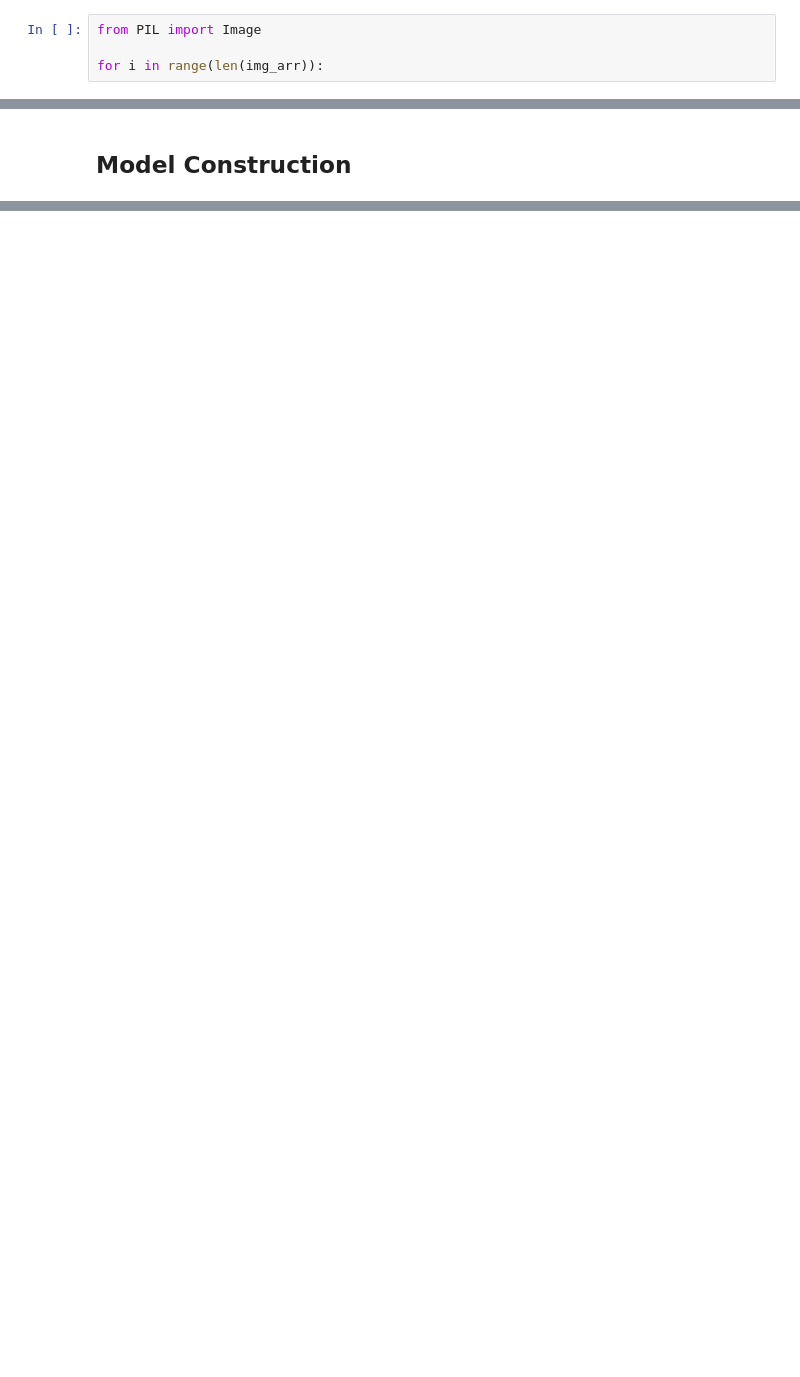
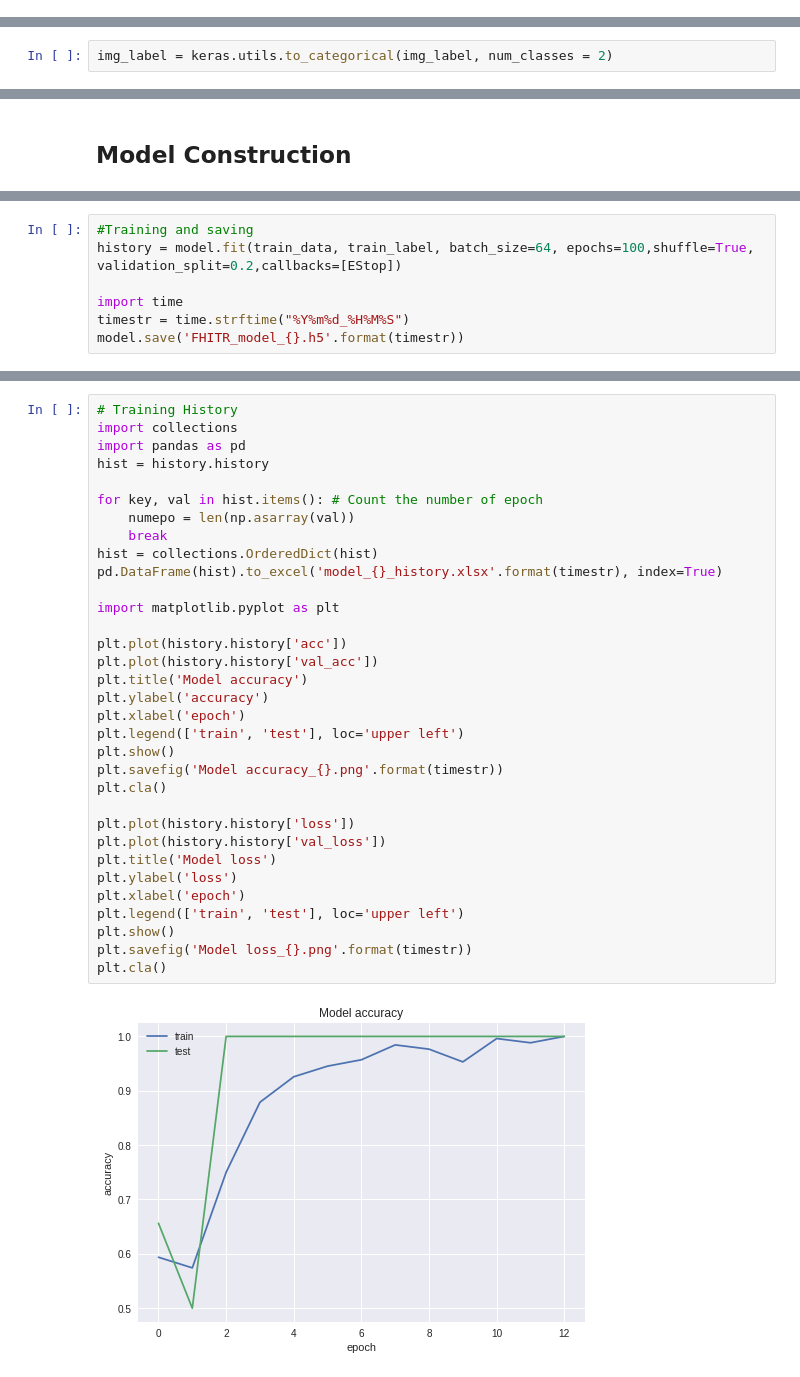
Before and after one commit to BingHung/AI, a Jupyter notebook: [03042019_2]_FHI_RT_BH_L1.ipynb, the cells around one changed output, grey strips where cells are left out. Drawn from its saved outputs; the diff is of its cells as text; blank space fills up the shorter version.

```diff
--- a/[03042019_2]_FHI_RT_BH_L1.ipynb
+++ b/[03042019_2]_FHI_RT_BH_L1.ipynb
@@ -77,4 +79,0 @@ img_label = np.concatenate((ok_label_list, ng_label_list), axis = 0)
-# %%
-from PIL import Image
-
-for i in range(len(img_arr)):
@@ -119,6 +139,8 @@ print(img_label)
  '0' '0' '0' '0' '0' '0' '0' '0' '0' '0' '0' '0' '0' '0' '0' '0' '0' '0'
  '0' '0' '0' '0' '0' '0' '0' '0' '0' '0' '0' '0' '0' '0' '0' '0' '0' '0'
  '0' '0']
+# %%
+img_label = keras.utils.to_categorical(img_label, num_classes = 2)
 # %%
 import random
 temp = list(zip(img_arr, img_label))
@@ -194,0 +228,7 @@ Please use `rate` instead of `keep_prob`. Rate should be set to `rate = 1 - keep
+# %%
+#Training and saving
+history = model.fit(train_data, train_label, batch_size=64, epochs=100,shuffle=True, validation_split=0.2,callbacks=[EStop])
+
+import time
+timestr = time.strftime("%Y%m%d_%H%M%S")
+model.save('FHITR_model_{}.h5'.format(timestr))
@@ -194,0 +259,35 @@ Please use `rate` instead of `keep_prob`. Rate should be set to `rate = 1 - keep
+# %%
+# Training History
+import collections
+import pandas as pd
+hist = history.history
+
+for key, val in hist.items(): # Count the number of epoch
+    numepo = len(np.asarray(val))
+    break
+hist = collections.OrderedDict(hist)
+pd.DataFrame(hist).to_excel('model_{}_history.xlsx'.format(timestr), index=True)
+
+import matplotlib.pyplot as plt
+
+plt.plot(history.history['acc'])
+plt.plot(history.history['val_acc'])
+plt.title('Model accuracy')
+plt.ylabel('accuracy')
+plt.xlabel('epoch')
+plt.legend(['train', 'test'], loc='upper left')
+plt.show()
+plt.savefig('Model accuracy_{}.png'.format(timestr))
+plt.cla()
+
+plt.plot(history.history['loss'])
+plt.plot(history.history['val_loss'])
+plt.title('Model loss')
+plt.ylabel('loss')
+plt.xlabel('epoch')
+plt.legend(['train', 'test'], loc='upper left')
+plt.show()
+plt.savefig('Model loss_{}.png'.format(timestr))
+plt.cla()
+# %% [output]
+[figure, added]
```
Also changed, not shown: parts of 15 cells of this notebook.
